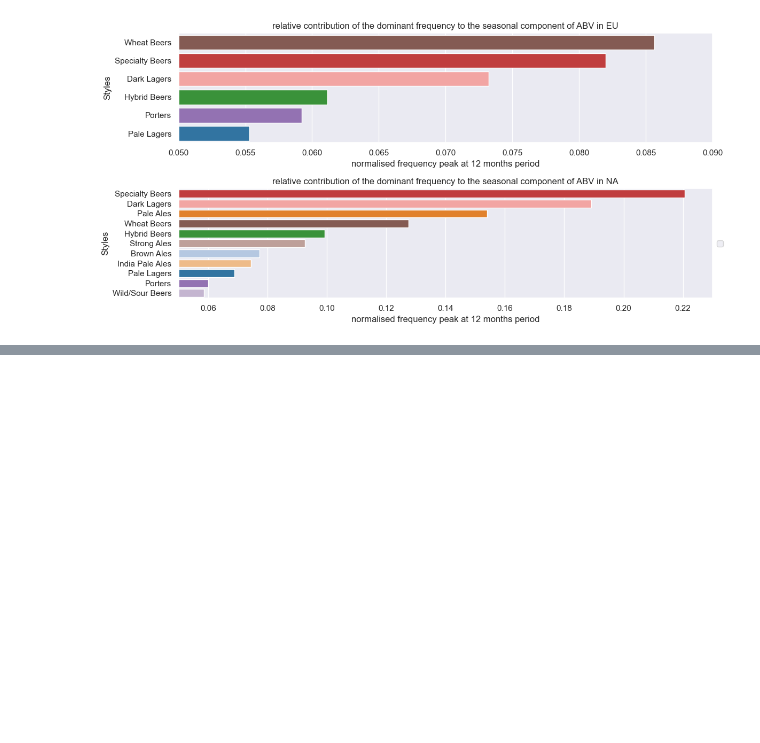
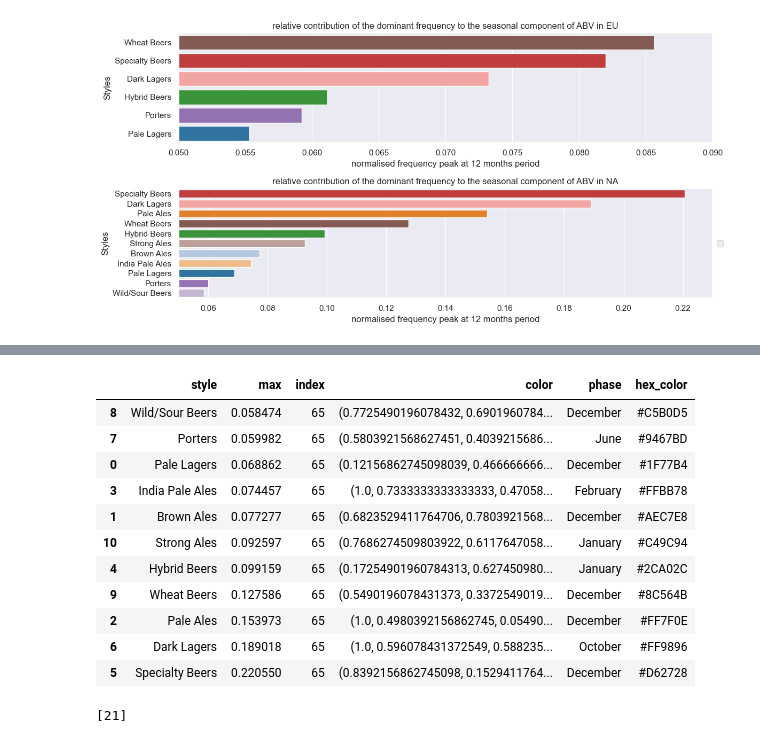
Before and after one commit to epfl-ada/ada-2023-project-welovepandas, a Jupyter notebook: Time_series.ipynb, the cells around one changed output, grey strips where cells are left out. Saved outputs shown, nothing was run; the diff lists cells and outputs as text; code cells hidden in the pictures; blank space fills up the shorter version.

```diff
--- a/Time_series.ipynb
+++ b/Time_series.ipynb
@@ -368,11 +394,18 @@ fft_df_NA = fft_df_NA[(fft_df_NA['time'] > 11.7) & (fft_df_NA['time'] < 12.3)]
 max_df_EU = pd.DataFrame({'max': fft_df_EU.iloc[:, 2:].max(), 'index': fft_df_EU.iloc[:, 2:].idxmax()})
 max_df_NA = pd.DataFrame({'max': fft_df_NA.iloc[:, 2:].max(), 'index': fft_df_NA.iloc[:, 2:].idxmax()})
 
+# maintain same colors for each style by saving color as column
 cols_EU = [palette[x] for x in colors_EU]
 max_df_EU['color'] = cols_EU # to maintain same colors for each style
+phases_EU = [phase_EU[x] for x in colors_EU]
+max_df_EU['phase'] = phases_EU # colors_EU contains index of corresponding style
 
 cols_NA = [palette[x] for x in colors_NA]
-max_df_NA['color'] = cols_NA # to maintain same colors for each style
+max_df_NA['color'] = cols_NA
+phases_NA = [phase_NA[x] for x in colors_NA]
+max_df_NA['phase'] = phases_NA
+
+
 
 
 max_df_EU = max_df_EU.reset_index().rename(columns={'level_0': 'style'}).sort_values(by='max', ascending=False)
@@ -411,0 +444,18 @@ If peaks are not aligned here, we take a max-value that corresponds to a differe
+# %%
+# Define a function to convert RGB to HEX
+def rgb_to_hex(rgb):
+    # Scale and convert float values to integers
+    scaled_rgb = tuple(int(value * 255) for value in rgb)
+
+    # Format as hexadecimal color code
+    hex_value = "#{:02X}{:02X}{:02X}".format(*scaled_rgb)
+
+    return hex_value
+
+# Apply the function to create a new 'hex_color' column
+max_df_EU['hex_color'] = max_df_EU['color'].apply(rgb_to_hex)
+max_df_NA['hex_color'] = max_df_NA['color'].apply(rgb_to_hex)
+
+# sort by max ascending
+max_df_EU = max_df_EU.sort_values(by='max', ascending=True)
+max_df_NA = max_df_NA.sort_values(by='max', ascending=True)
@@ -411,0 +542,25 @@ If peaks are not aligned here, we take a max-value that corresponds to a differe
+# %%
+max_df_NA
+# %% [output]
+|  | style | max | index | color | phase | hex_color |
+| 8 | Wild/Sour Beers | 0.058474 | 65 | (0.7725490196078432, 0.6901960784... | December | #C5B0D5 |
+| 7 | Porters | 0.059982 | 65 | (0.5803921568627451, 0.4039215686... | June | #9467BD |
+| 0 | Pale Lagers | 0.068862 | 65 | (0.12156862745098039, 0.466666666... | December | #1F77B4 |
+| 3 | India Pale Ales | 0.074457 | 65 | (1.0, 0.7333333333333333, 0.47058... | February | #FFBB78 |
+| 1 | Brown Ales | 0.077277 | 65 | (0.6823529411764706, 0.7803921568... | December | #AEC7E8 |
+| 10 | Strong Ales | 0.092597 | 65 | (0.7686274509803922, 0.6117647058... | January | #C49C94 |
+| 4 | Hybrid Beers | 0.099159 | 65 | (0.17254901960784313, 0.627450980... | January | #2CA02C |
+| 9 | Wheat Beers | 0.127586 | 65 | (0.5490196078431373, 0.3372549019... | December | #8C564B |
+| 2 | Pale Ales | 0.153973 | 65 | (1.0, 0.4980392156862745, 0.05490... | December | #FF7F0E |
+| 6 | Dark Lagers | 0.189018 | 65 | (1.0, 0.596078431372549, 0.588235... | October | #FF9896 |
+| 5 | Specialty Beers | 0.220550 | 65 | (0.8392156862745098, 0.1529411764... | December | #D62728 |
+# %%
+my_list = [20]
+increment = 1
+
+# Increment the value at index 0
+my_list[0] += increment
+
+print(my_list)
+# %% [output]
+[21]
```
Also changed, not shown: parts of 12 cells of this notebook.
